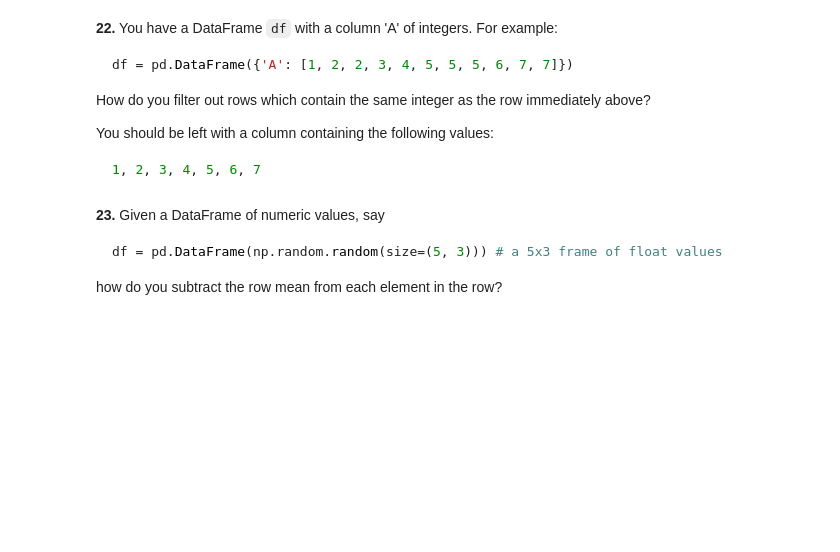
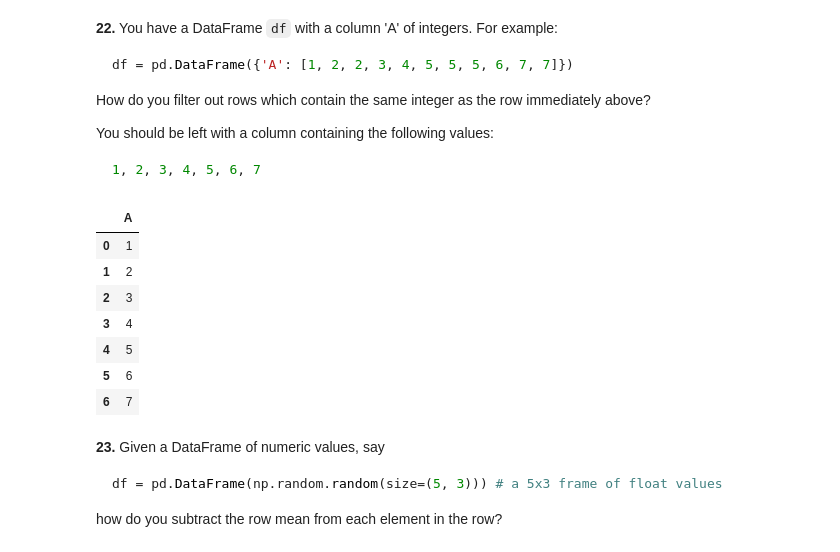
Before and after one commit to Gooogr/100-pandas-puzzles, a Jupyter notebook: 100-pandas-puzzles (working).ipynb, the cells around one changed output. Drawn from its saved outputs; the diff is of its cells as text; code cells hidden in the pictures; blank space fills up the shorter version.

````diff
--- a/100-pandas-puzzles (working).ipynb
+++ b/100-pandas-puzzles (working).ipynb
@@ -287,6 +287,27 @@ You should be left with a column containing the following values:
 ```python
 1, 2, 3, 4, 5, 6, 7
 ```
+# %%
+df = pd.DataFrame({'A': [1, 2, 2, 3, 4, 5, 5, 5, 6, 7, 7]})
+# %%
+df.drop_duplicates(subset='A')
+
+#OR
+
+df[df['A'].shift() != df['A']]
+
+#OR
+
+pd.DataFrame(df['A'].unique(), columns=['A'])
+# %% [output]
+|  | A |
+| 0 | 1 |
+| 1 | 2 |
+| 2 | 3 |
+| 3 | 4 |
+| 4 | 5 |
+| 5 | 6 |
+| 6 | 7 |
 # %% [markdown]
 **23.** Given a DataFrame of numeric values, say
 ```python
````
Also changed, not shown: parts of 10 cells of this notebook.
